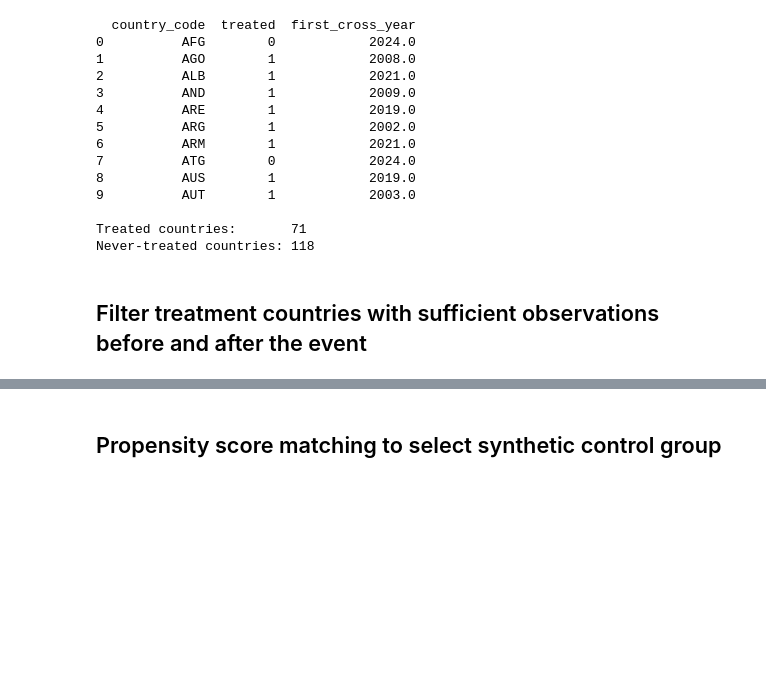
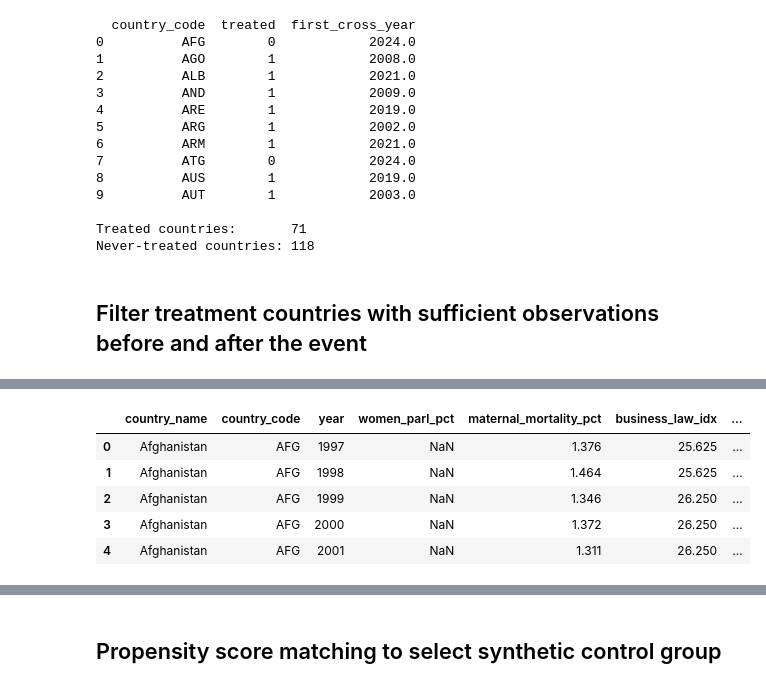
Before and after one commit to MiaHenstridge/event-study-women-in-parliament-effect-on-maternal-mortality, a Jupyter notebook: src/analysis.ipynb, the cells around one changed output, grey strips where cells are left out. Drawn from its saved outputs; the diff is of its cells as text; code cells hidden in the pictures; blank space fills up the shorter version.

```diff
--- a/src/analysis.ipynb
+++ b/src/analysis.ipynb
@@ -682,0 +423,9 @@ Panel shape:                 (4833, 12)
+# %%
+df_eligible.head()
+# %% [output]
+|  | country_name | country_code | year | women_parl_pct | maternal_mortality_pct | business_law_idx | ... |
+| 0 | Afghanistan | AFG | 1997 | NaN | 1.376 | 25.625 | ... |
+| 1 | Afghanistan | AFG | 1998 | NaN | 1.464 | 25.625 | ... |
+| 2 | Afghanistan | AFG | 1999 | NaN | 1.346 | 26.250 | ... |
+| 3 | Afghanistan | AFG | 2000 | NaN | 1.372 | 26.250 | ... |
+| 4 | Afghanistan | AFG | 2001 | NaN | 1.311 | 26.250 | ... |
```
Also changed, not shown: parts of 49 cells of this notebook.
